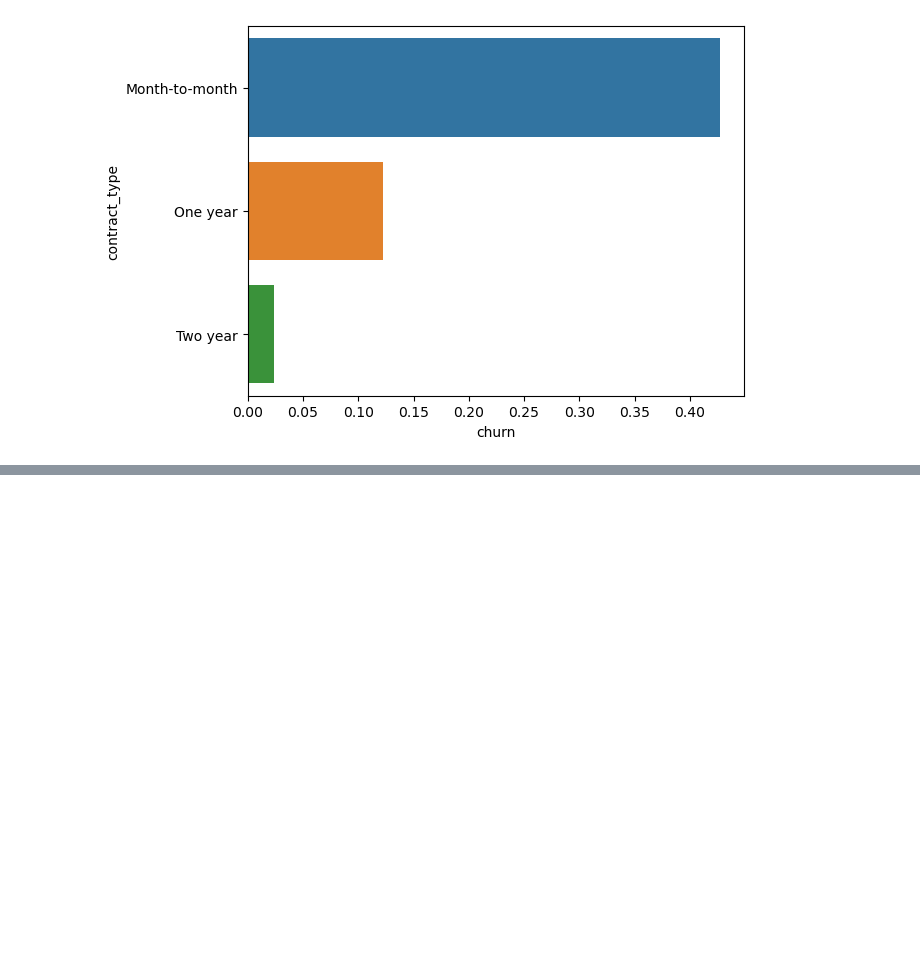
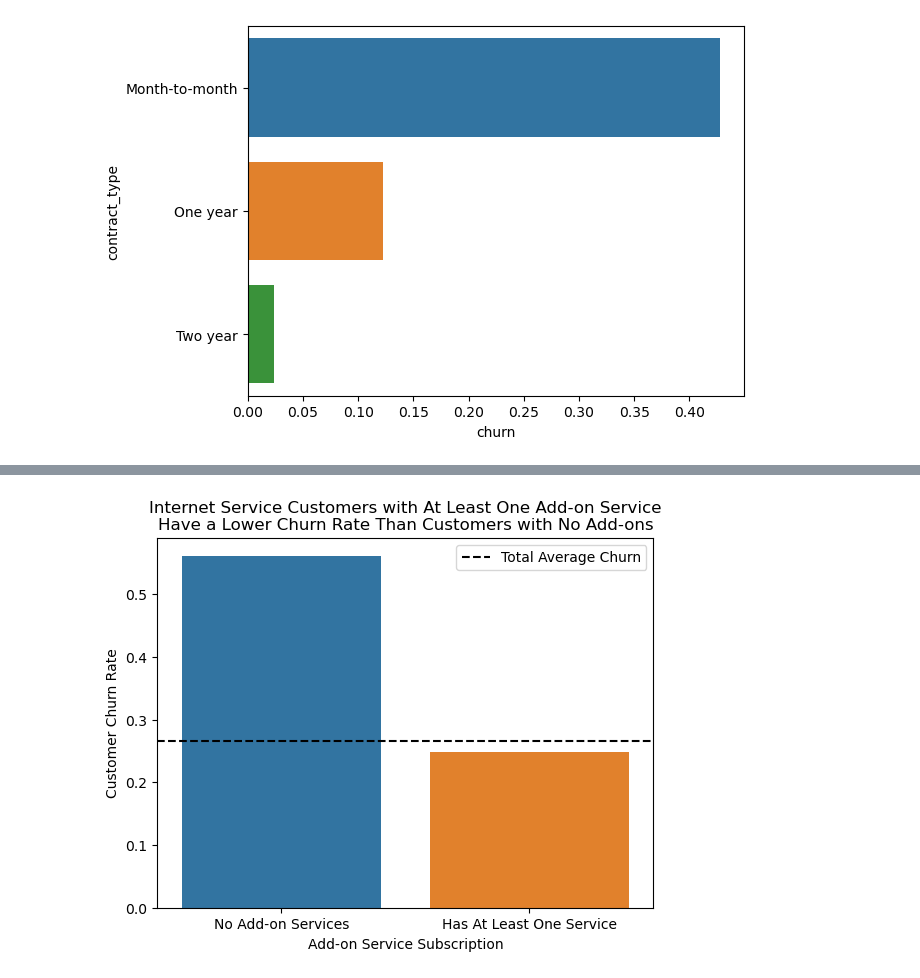
Before and after one commit to Adam-Harris87/classification-project, a Jupyter notebook: explore.ipynb, the cells around one changed output, grey strips where cells are left out. Saved outputs shown, nothing was run; the diff lists cells and outputs as text; code cells hidden in the pictures; blank space fills up the shorter version.

```diff
--- a/explore.ipynb
+++ b/explore.ipynb
@@ -399,0 +437,22 @@ plt.show()
+# %%
+# create a bar plot
+sns.barplot(data=internet,
+            x='no_service',
+            y='churn',
+            ci=False, order=[1,0])
+# create a line showing the total average churn rate
+plt.axhline(train.churn.mean(), ls='--', color='black', label='Total Average Churn')
+# display a legend describing the average churn line
+plt.legend()
+# change the axis labels
+plt.ylabel('Customer Churn Rate')
+plt.xlabel('Add-on Service Subscription')
+# change the description for each bar
+plt.xticks(ticks=(False, True), labels=('No Add-on Services',
+                                        'Has At Least One Service'))
+# add a title for the chart
+plt.title('Internet Service Customers with At Least One Add-on Service\n\
+Have a Lower Churn Rate Than Customers with No Add-ons')
+plt.show()
+# %% [output]
+[figure, added]
```
Also changed, not shown: parts of 8 cells of this notebook, 7 other files.
